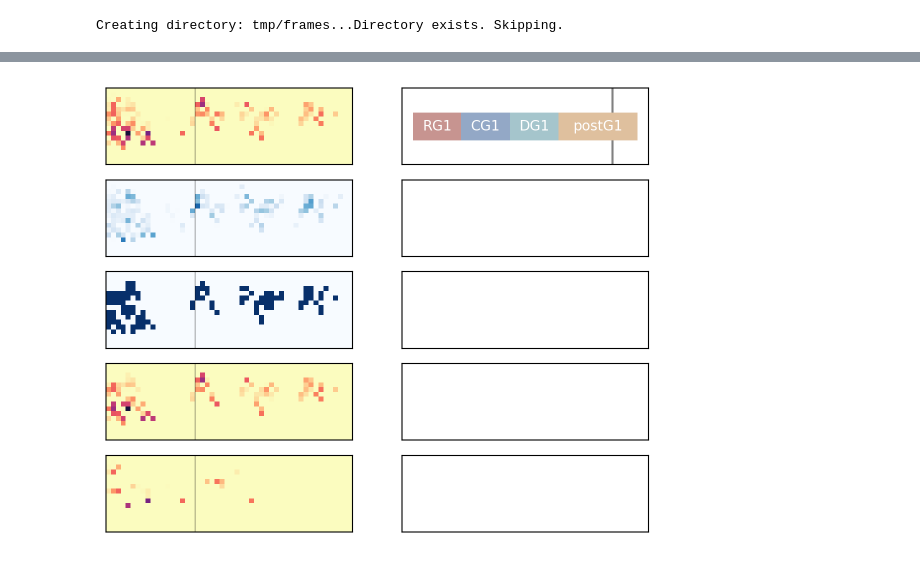
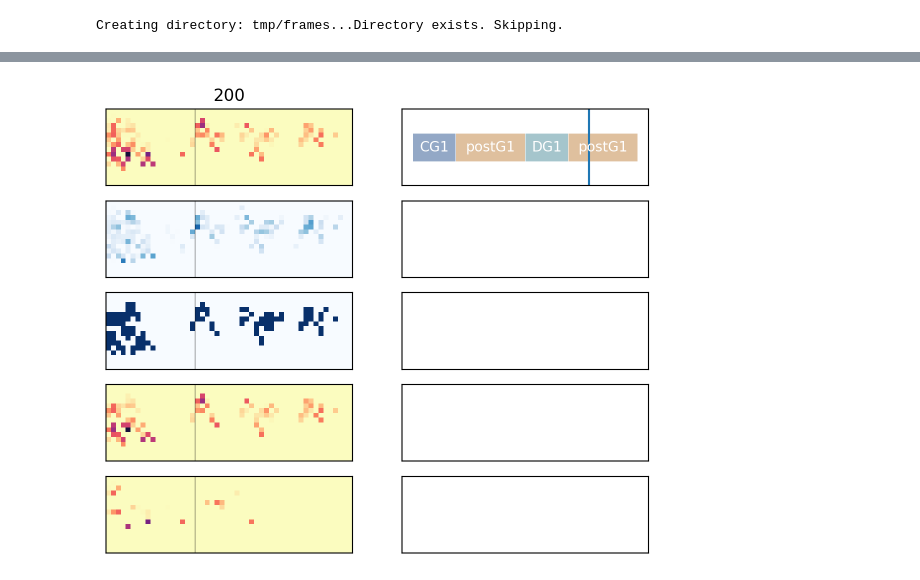
Before and after one commit to HarteminkLab/cell-cycle-deconv, a Jupyter notebook: 22_Movie_spatio_temporal.ipynb, the cells around one changed output, grey strips where cells are left out. Saved outputs shown, nothing was run; the diff lists cells and outputs as text; code cells hidden in the pictures.

Commit message:
Update animation to easier to grok timeline

```diff
--- a/22_Movie_spatio_temporal.ipynb
+++ b/22_Movie_spatio_temporal.ipynb
@@ -54,6 +54,8 @@ Image(url=gif_url) # display image
 # %%
 from src.ptr_analysis_plotter import threshold_img
 
-animator.plot_heatmap("", 200)
+frames = animator.create_animation_order()
+boundaries = animator.get_frame_boundaries(frames)
+animator.plot_heatmap("200", 200, boundaries=boundaries)
 # %% [output]
-[figure, old version]
+[figure, new version]
```
Also changed, not shown: parts of 2 cells of this notebook, 2 other files.
